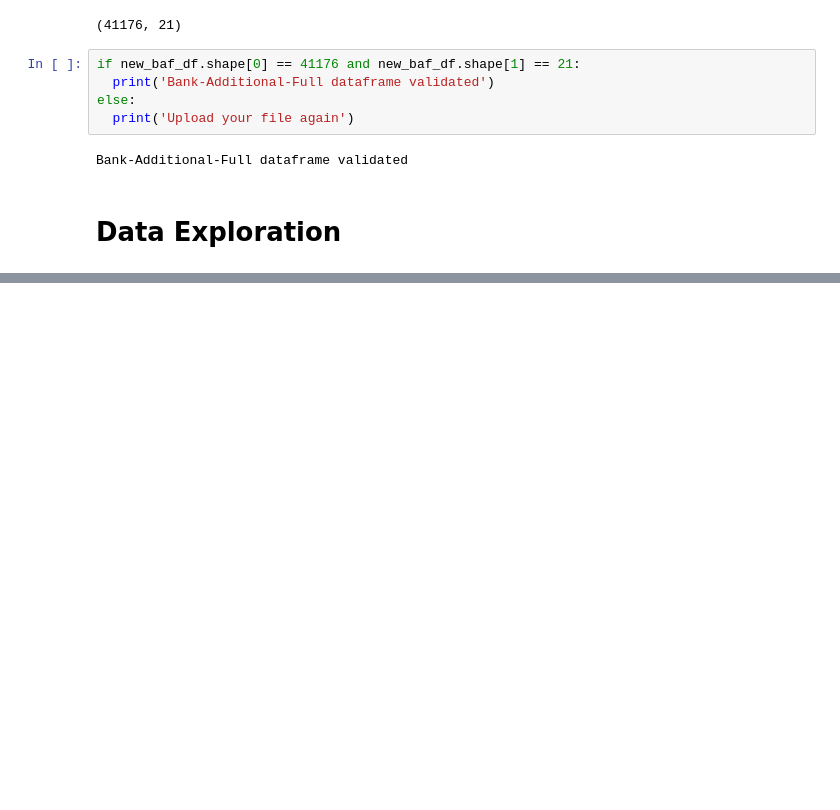
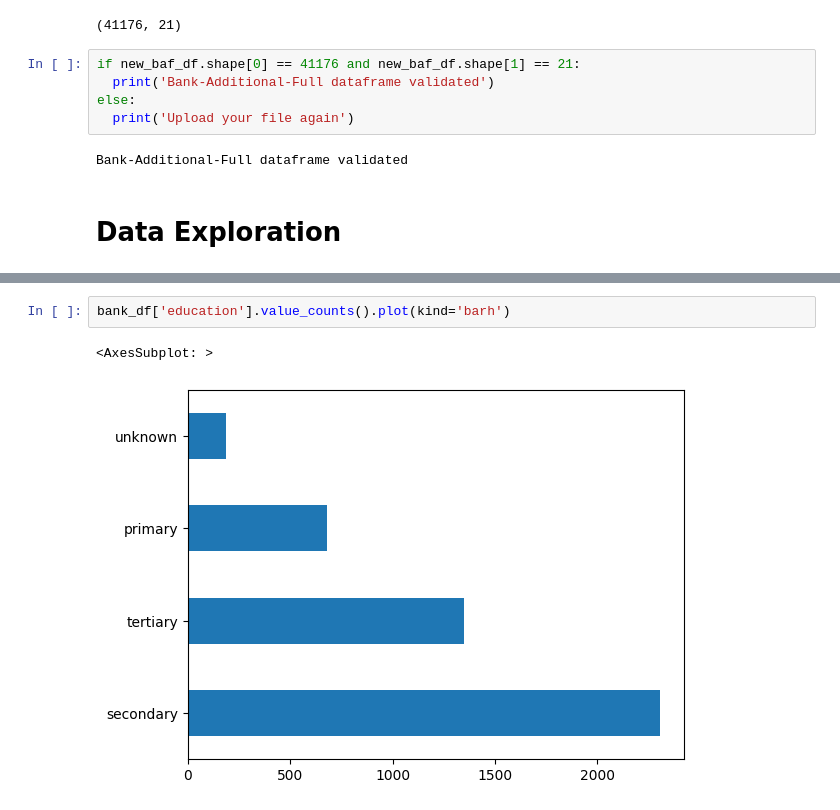
Before and after one commit to ChitraChaudhari/Bank-Marketing-campaign-, a Jupyter notebook: DataGlacier_BankMarketing.ipynb, the cells around one changed output, grey strips where cells are left out. Saved outputs shown, nothing was run; the diff lists cells and outputs as text; blank space fills up the shorter version.

```diff
--- a/DataGlacier_BankMarketing.ipynb
+++ b/DataGlacier_BankMarketing.ipynb
@@ -88,0 +235,5 @@ Bank-Additional-Full dataframe validated
+# %%
+bank_df['education'].value_counts().plot(kind='barh')
+# %% [output]
+<AxesSubplot: >
+[figure, added]
```
Also changed, not shown: parts of 47 cells of this notebook.
